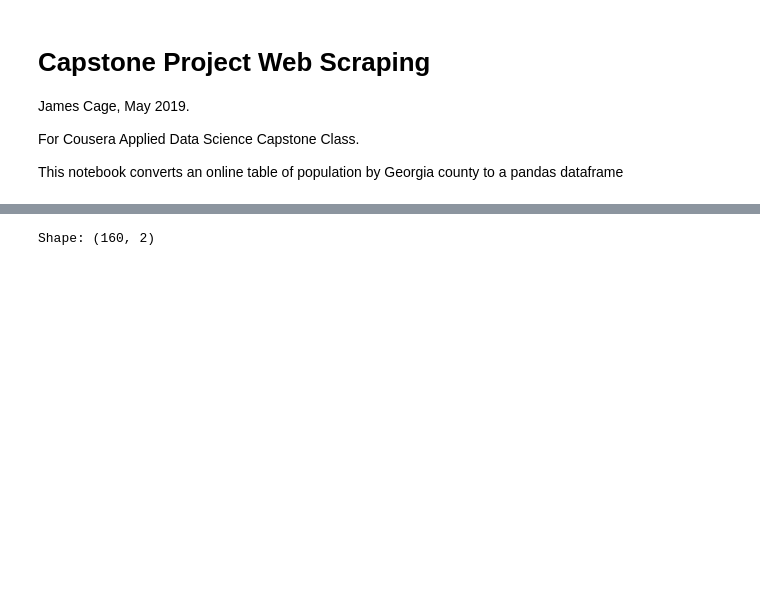
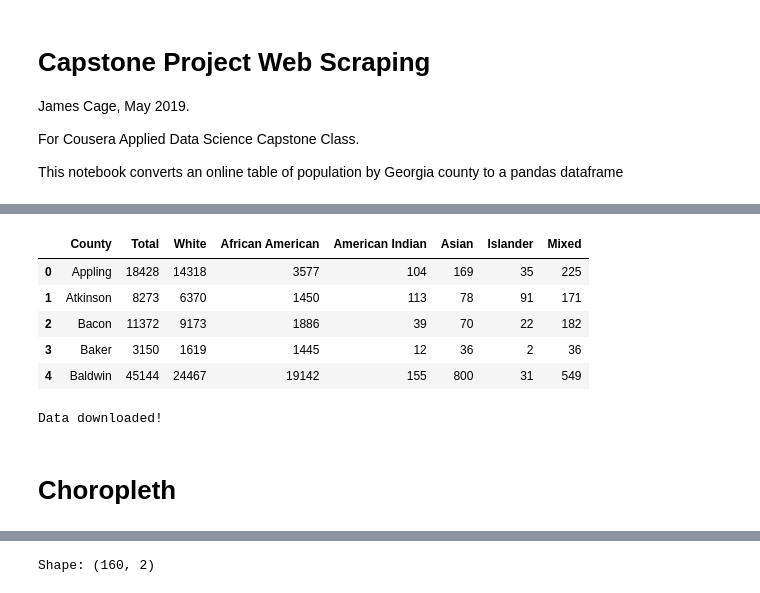
Before and after one commit to JamesDCage/Final-Week-0, a Jupyter notebook: Final Project Web Scraping.ipynb, the cells around one changed output, grey strips where cells are left out. Drawn from its saved outputs; the diff is of its cells as text; code cells hidden in the pictures; blank space fills up the shorter version.

Commit message:
Updated, no choropleths yet

```diff
--- a/Final Project Web Scraping.ipynb
+++ b/Final Project Web Scraping.ipynb
@@ -13,0 +55,25 @@ from bs4 import BeautifulSoup
+# %%
+# Get data from Georgia Governor's website
+
+GA_demographics = "https://opb.georgia.gov/sites/opb.georgia.gov/files/related_files/site_page/County%20Population%20by%20Race%202016.xlsx"
+
+# Read the spreadsheet, skipping the first 3 rows
+df_georgia = pd.read_excel(GA_demographics, skiprows=range(2), skipfooter=2)
+
+# Assign column names
+df_georgia.columns = ["County", "unused1", "Total", "unused2", "White", "African American", "American Indian", "Asian", "Islander", "Mixed"]
+
+# Drop unused columns
+df_georgia.drop(['unused1','unused2'], axis=1, inplace=True)
+
+# Only include county name in 'County' column
+df_georgia['County'] = df_georgia['County'].str.split(" County, Georgia", n = 1, expand = True)
+
+df_georgia.head()
+# %% [output]
+|  | County | Total | White | African American | American Indian | Asian | Islander | Mixed |
+| 0 | Appling | 18428 | 14318 | 3577 | 104 | 169 | 35 | 225 |
+| 1 | Atkinson | 8273 | 6370 | 1450 | 113 | 78 | 91 | 171 |
+| 2 | Bacon | 11372 | 9173 | 1886 | 39 | 70 | 22 | 182 |
+| 3 | Baker | 3150 | 1619 | 1445 | 12 | 36 | 2 | 36 |
+| 4 | Baldwin | 45144 | 24467 | 19142 | 155 | 800 | 31 | 549 |
@@ -13,0 +86,9 @@ from bs4 import BeautifulSoup
+# %%
+!wget -q -O 'georgia.json' https://github.com/deldersveld/topojson/raw/master/countries/us-states/GA-13-georgia-counties.json
+print('Data downloaded!')
+with open('georgia.json') as json_data:
+    georgia_data = json.load(json_data)
+# %% [output]
+Data downloaded!
+# %% [markdown]
+# Choropleth
```
Also changed, not shown: parts of 6 cells of this notebook, 1 other file.
